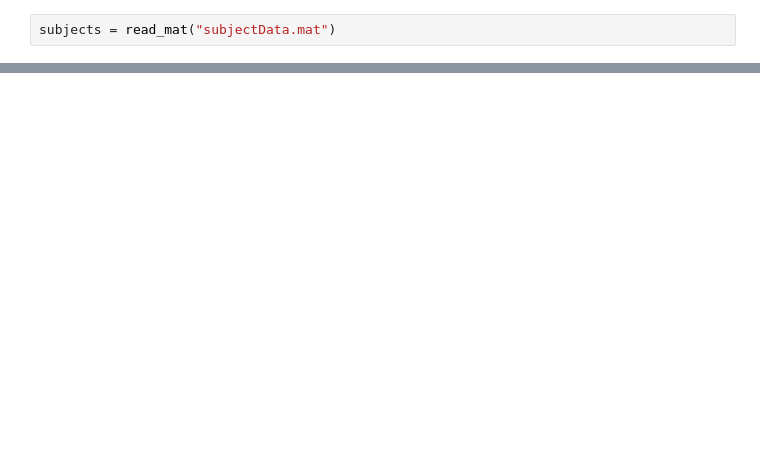
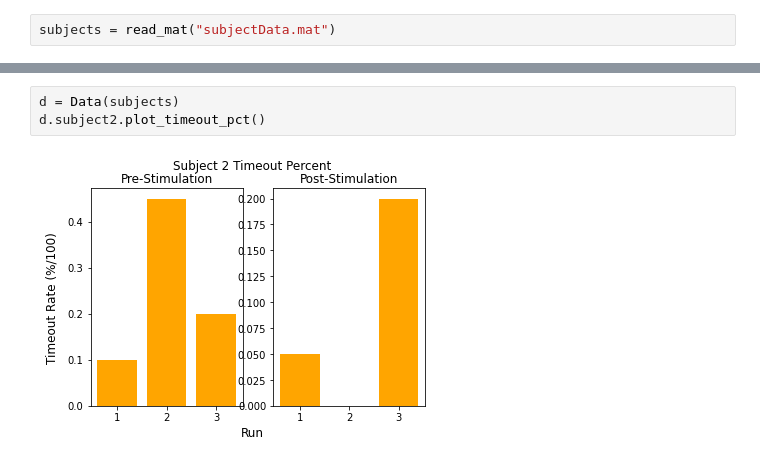
Before and after one commit to coreykarnei/Neural_Final_project, a Jupyter notebook: neural_final_notebook.ipynb, the cells around one changed output, grey strips where cells are left out. Cells and saved outputs as stored; diff of their text form; blank space fills up the shorter version.

```diff
--- a/neural_final_notebook.ipynb
+++ b/neural_final_notebook.ipynb
@@ -97,0 +159,5 @@ Post-Stimulation:
+# %%
+d = Data(subjects)
+d.subject2.plot_timeout_pct()
+# %% [output]
+[figure, added]
```
Also changed, not shown: parts of 6 cells of this notebook.
